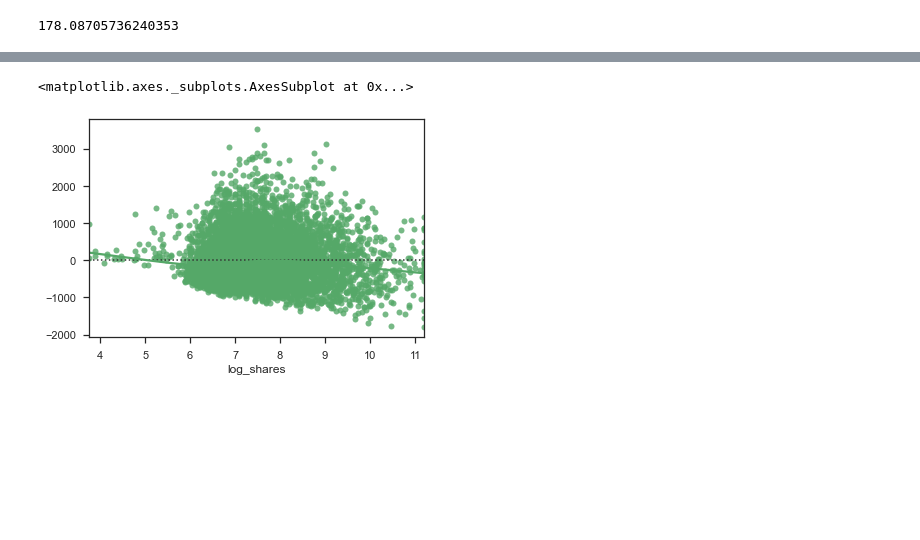
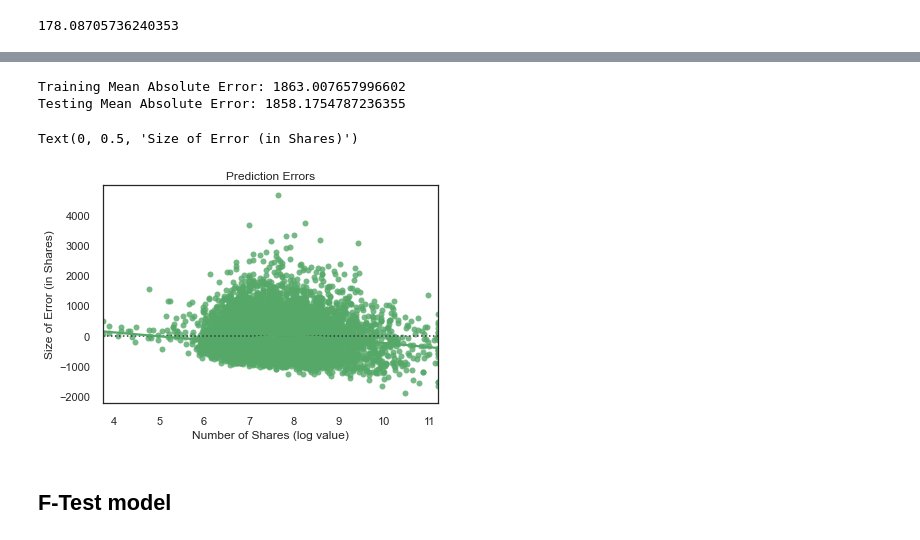
Before and after one commit to p-szymo/online_news_popularity, a Jupyter notebook: final_workbook.ipynb, the cells around one changed output, grey strips where cells are left out. Saved outputs shown, nothing was run; the diff lists cells and outputs as text; code cells hidden in the pictures; blank space fills up the shorter version.

```diff
--- a/final_workbook.ipynb
+++ b/final_workbook.ipynb
@@ -960,7 +860,10 @@ f_list.remove('log_shares')
 
 col_list = '+'.join(f_list)
 f = 'log_shares~' + col_list
-model = ols(formula=f, data=max_r2_target).fit()
-model.summary()
+model_05 = ols(formula=f, data=max_r2_target).fit()
+
+full_interactions_model_r2 = round(model_05.rsquared, 3)
+
+model_05.summary()
 # %% [output]
 OLS Regression Results
@@ -1043,7 +934,10 @@ f_list.remove('log_shares')
 
 col_list = '+'.join(f_list)
 f = 'log_shares~' + col_list
-model = ols(formula=f, data=final_target).fit()
-model.summary()
+model_06 = ols(formula=f, data=final_target).fit()
+
+top_interactions_model_r2 = round(model_06.rsquared, 3)
+
+model_06.summary()
 # %% [output]
 OLS Regression Results
@@ -1082,0 +979,5 @@ strong multicollinearity problems or that the design matrix is singular.
+# %%
+p = model.pvalues
+high_p = p[p > .05].keys()
+
+X_train.drop(columns=high_p, inplace=True)
@@ -1083,3 +986,5 @@ strong multicollinearity problems or that the design matrix is singular.
 # %%
 for i in top_100:
     X_test[i[0]+'_'+i[1]] = X_test[i[0]] * X_test[i[1]]
+
+X_test.drop(columns=high_p, inplace=True)
@@ -1128,8 +1026,22 @@ Training:  1979.8130410764127 vs. Testing:  1978.4002512221598
+# %%
+train_mae = metrics.mean_absolute_error(y_train, y_train_pred)
+test_mae = metrics.mean_absolute_error(y_test, y_pred)
+print('Training Mean Absolute Error:' , train_mae)
+print('Testing Mean Absolute Error:' , test_mae)
+# %% [output]
+Training Mean Absolute Error: 1863.007657996602
+Testing Mean Absolute Error: 1858.1754787236355
 # %%
 sns.residplot(y_test, y_pred, lowess=True, color="g")
+
+plt.title('Prediction Errors')
+plt.xlabel('Number of Shares (log value)')
+plt.ylabel('Size of Error (in Shares)')
 # %% [output]
-<matplotlib.axes._subplots.AxesSubplot at 0x...>
+Text(0, 0.5, 'Size of Error (in Shares)')
-[figure, old version]
+[figure, new version]
+# %% [markdown]
+## F-Test model
 # %%
 from sklearn.feature_selection import SelectKBest, f_regression,mutual_info_regression
 
```
Also changed, not shown: parts of 101 cells of this notebook, 4 other files.
